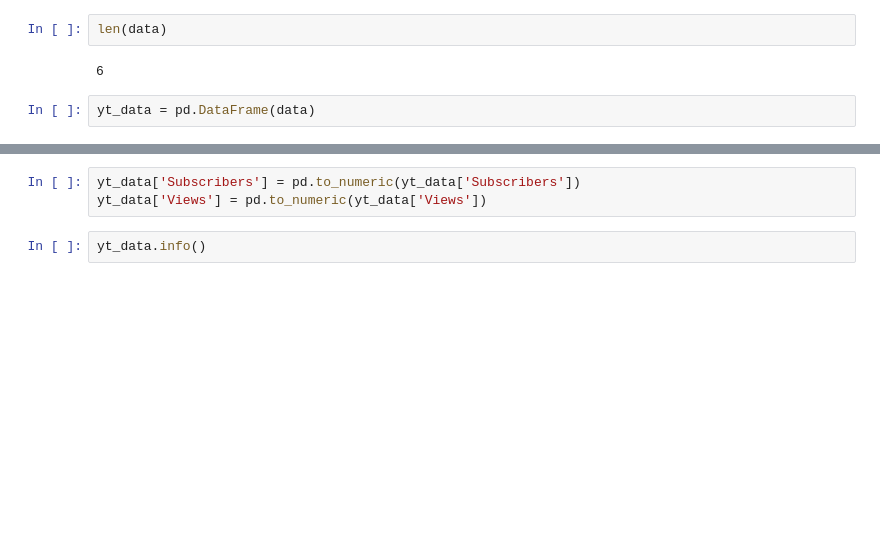
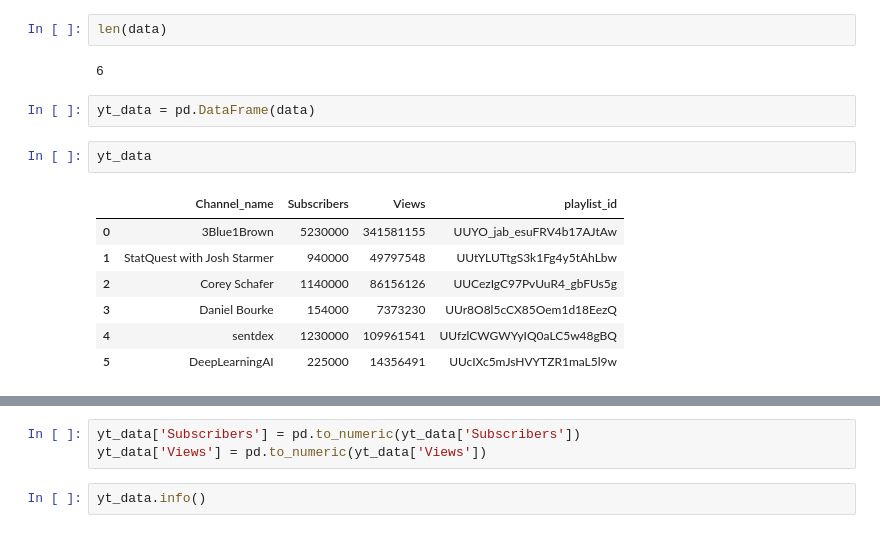
Before and after one commit to KZadka/YouTubeAnalizer, a Jupyter notebook: YT_scrap_and_analize.ipynb, the cells around one changed output, grey strips where cells are left out. Cells and saved outputs as stored; diff of their text form; blank space fills up the shorter version.

```diff
--- a/YT_scrap_and_analize.ipynb
+++ b/YT_scrap_and_analize.ipynb
@@ -40,6 +47,16 @@ len(data)
 6
 # %%
 yt_data = pd.DataFrame(data)
+# %%
+yt_data
+# %% [output]
+|  | Channel_name | Subscribers | Views | playlist_id |
+| 0 | 3Blue1Brown | 5230000 | 341581155 | UUYO_jab_esuFRV4b17AJtAw |
+| 1 | StatQuest with Josh Starmer | 940000 | 49797548 | UUtYLUTtgS3k1Fg4y5tAhLbw |
+| 2 | Corey Schafer | 1140000 | 86156126 | UUCezIgC97PvUuR4_gbFUs5g |
+| 3 | Daniel Bourke | 154000 | 7373230 | UUr8O8l5cCX85Oem1d18EezQ |
+| 4 | sentdex | 1230000 | 109961541 | UUfzlCWGWYyIQ0aLC5w48gBQ |
+| 5 | DeepLearningAI | 225000 | 14356491 | UUcIXc5mJsHVYTZR1maL5l9w |
 # %%
 yt_data.info()
 # %% [output]
```
Also changed, not shown: parts of 14 cells of this notebook.
